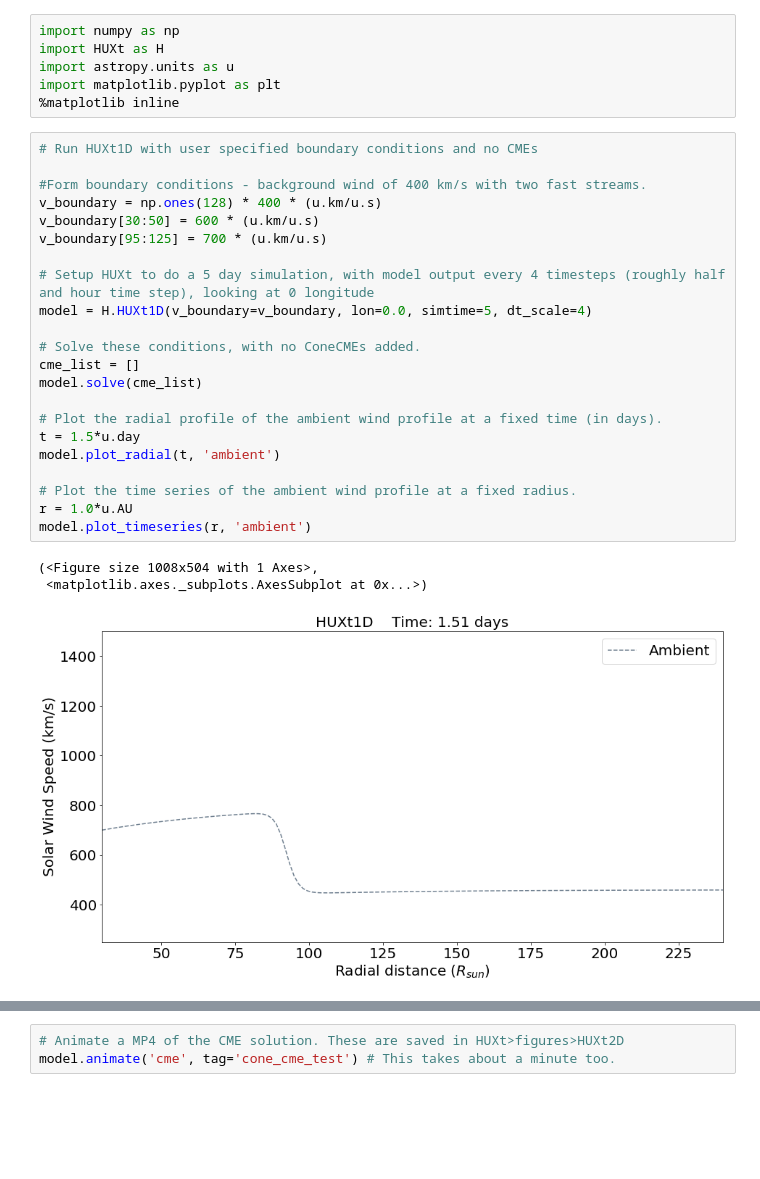
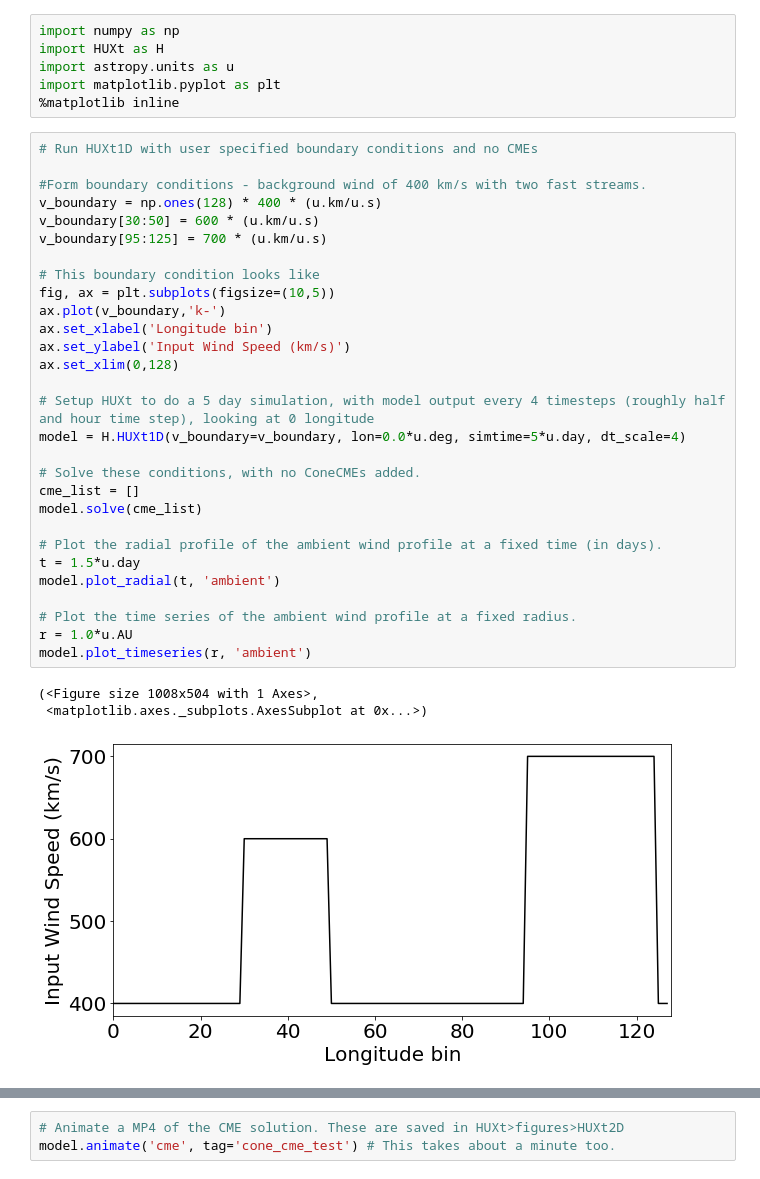
Before and after one commit to University-of-Reading-Space-Science/HUXt, a Jupyter notebook: code/HUXt_example.ipynb, the cells around one changed output, grey strips where cells are left out. Drawn from its saved outputs; the diff is of its cells as text; blank space fills up the shorter version.

```diff
--- a/code/HUXt_example.ipynb
+++ b/code/HUXt_example.ipynb
@@ -11,26 +11,33 @@ import matplotlib.pyplot as plt
 # %%
 # Run HUXt1D with user specified boundary conditions and no CMEs
 
 #Form boundary conditions - background wind of 400 km/s with two fast streams.
 v_boundary = np.ones(128) * 400 * (u.km/u.s)
 v_boundary[30:50] = 600 * (u.km/u.s)
 v_boundary[95:125] = 700 * (u.km/u.s)
 
+# This boundary condition looks like
+fig, ax = plt.subplots(figsize=(10,5))
+ax.plot(v_boundary,'k-')
+ax.set_xlabel('Longitude bin')
+ax.set_ylabel('Input Wind Speed (km/s)')
+ax.set_xlim(0,128)
+
 # Setup HUXt to do a 5 day simulation, with model output every 4 timesteps (roughly half and hour time step), looking at 0 longitude
-model = H.HUXt1D(v_boundary=v_boundary, lon=0.0, simtime=5, dt_scale=4)
+model = H.HUXt1D(v_boundary=v_boundary, lon=0.0*u.deg, simtime=5*u.day, dt_scale=4)
 
 # Solve these conditions, with no ConeCMEs added.
 cme_list = []
 model.solve(cme_list)
 
 # Plot the radial profile of the ambient wind profile at a fixed time (in days).
 t = 1.5*u.day
 model.plot_radial(t, 'ambient')
 
 # Plot the time series of the ambient wind profile at a fixed radius.
 r = 1.0*u.AU
 model.plot_timeseries(r, 'ambient')
 # %% [output]
 (<Figure size 1008x504 with 1 Axes>,
  <matplotlib.axes._subplots.AxesSubplot at 0x...>)
-[figure, old version]
+[figure, new version]
```
Also changed, not shown: parts of 8 cells of this notebook, 1 other file.
